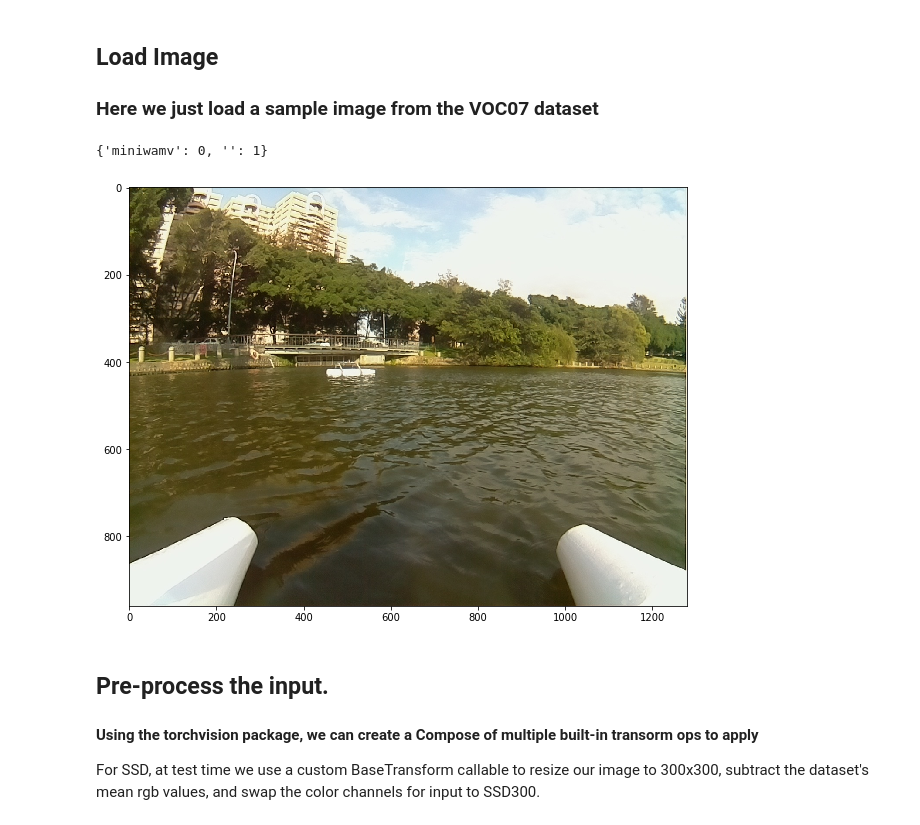
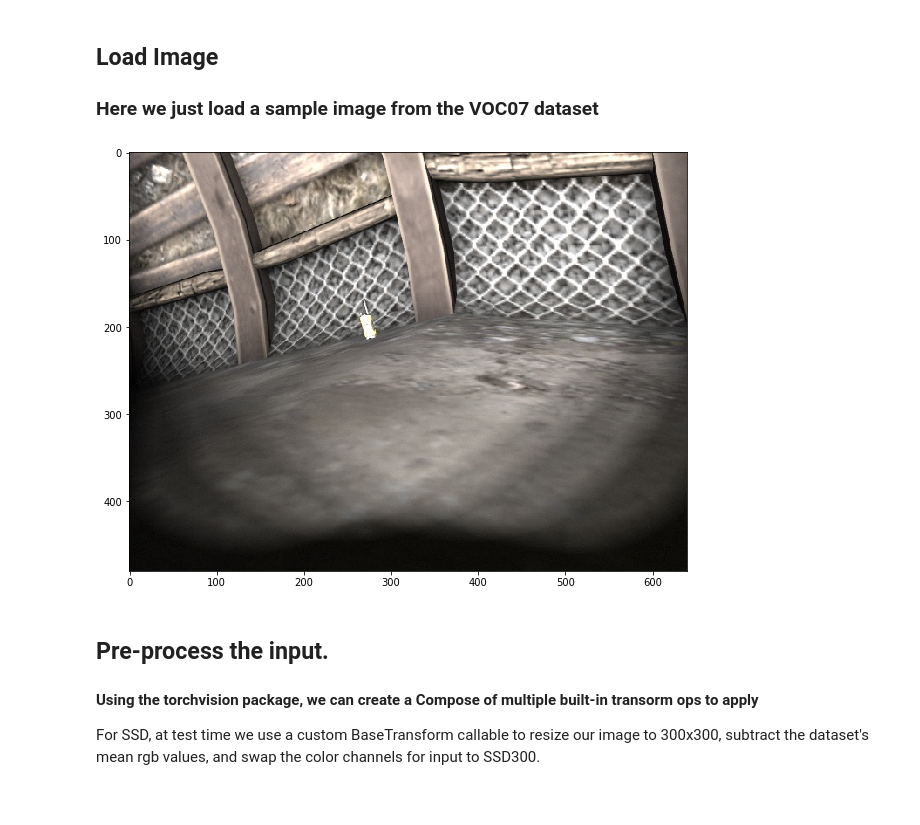
Before and after one commit to championway/ssd.pytorch, a Jupyter notebook: demo/demo.ipynb, the cells around one changed output. Saved outputs shown, nothing was run; the diff lists cells and outputs as text; code cells hidden in the pictures.

```diff
--- a/demo/demo.ipynb
+++ b/demo/demo.ipynb
@@ -39,23 +37,23 @@ Finished!
 # %%
 # image = cv2.imread('./data/example.jpg', cv2.IMREAD_COLOR)  # uncomment if dataset not downloaded
 %matplotlib inline
 from matplotlib import pyplot as plt
 from data import wamvDetection, wamvAnnotationTransform, wamv_CLASSES, wamv_ROOT
+from data import SUBTDetection, SUBTAnnotationTransform, SUBT_CLASSES, SUBT_CLASSES
 #from data import VOCDetection, VOC_ROOT, VOCAnnotationTransform, wamvDetection, wamvAnnotationTransform
-from data import wamvDetection
 # here we specify year (07 or 12) and dataset ('test', 'val', 'train')
 DATA_ROOT = '/media/arg_ws3/5E703E3A703E18EB/data/'
-testset = wamvDetection(DATA_ROOT, [('2007', 'val')], None, wamvAnnotationTransform())
-img_id = 3
+#testset = wamvDetection(DATA_ROOT, [('2007', 'val')], None, wamvAnnotationTransform())
+testset = SUBTDetection(DATA_ROOT)
+img_id = 5
 image = testset.pull_image(img_id)
 rgb_image = cv2.cvtColor(image, cv2.COLOR_BGR2RGB)
 # View the sampled input image before transform
 plt.figure(figsize=(10,10))
 plt.imshow(rgb_image)
 plt.show()
 # %% [output]
-{'miniwamv': 0, '': 1}
-[figure, old version]
+[figure, new version]
 # %% [markdown]
 ## Pre-process the input.
 #### Using the torchvision package, we can create a Compose of multiple built-in transorm ops to apply
```
Also changed, not shown: parts of 4 cells of this notebook, 5 other files.
